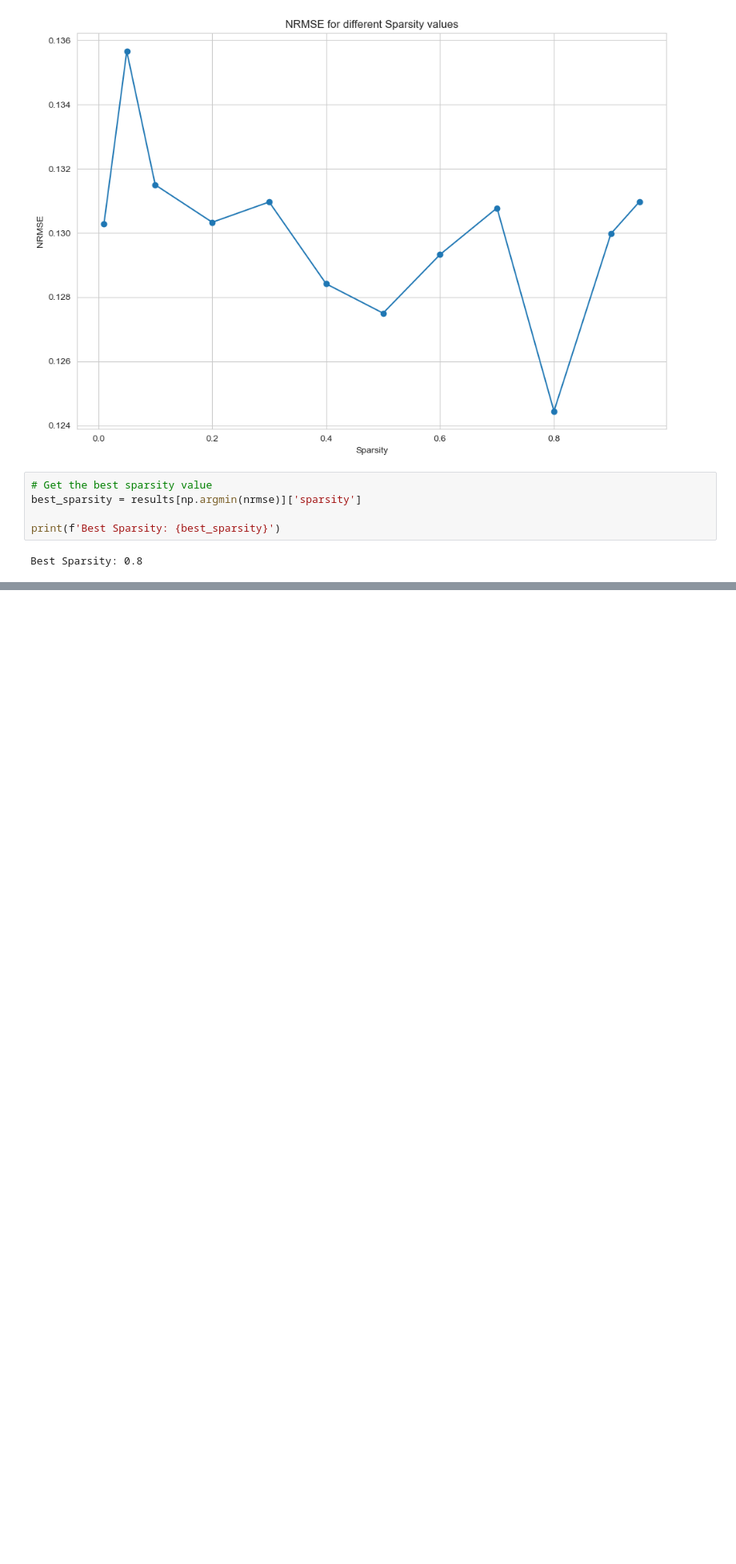
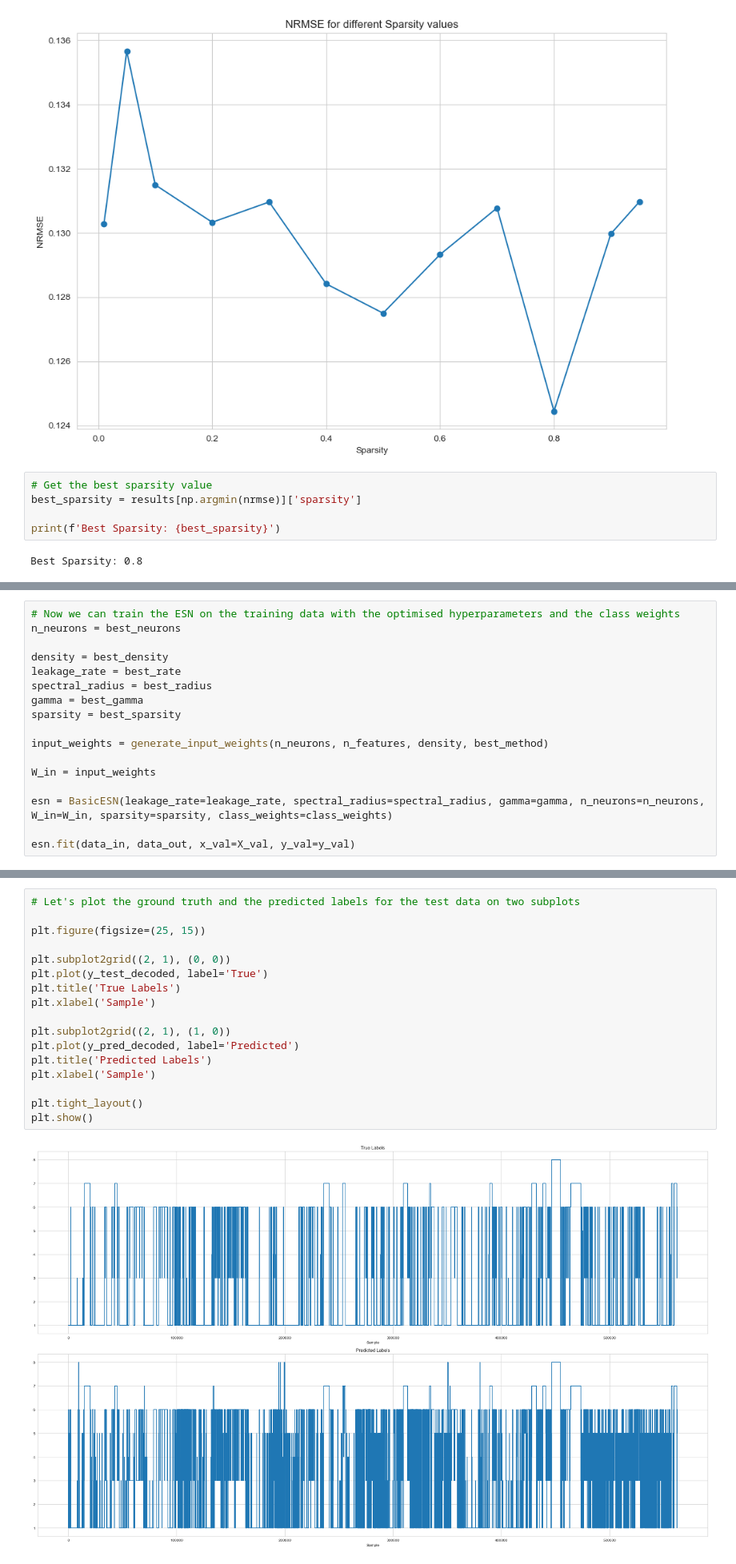
Before and after one commit to 007spy9/COM6906-Dissertation, a Jupyter notebook: training/basicESN_har70.ipynb, the cells around one changed output, grey strips where cells are left out. Shown at 80% size. Drawn from its saved outputs; the diff is of its cells as text; blank space fills up the shorter version.

```diff
--- a/training/basicESN_har70.ipynb
+++ b/training/basicESN_har70.ipynb
@@ -1087,0 +1123,17 @@ Best Sparsity: 0.8
+# %%
+# Now we can train the ESN on the training data with the optimised hyperparameters and the class weights
+n_neurons = best_neurons
+
+density = best_density
+leakage_rate = best_rate
+spectral_radius = best_radius
+gamma = best_gamma
+sparsity = best_sparsity
+
+input_weights = generate_input_weights(n_neurons, n_features, density, best_method)
+
+W_in = input_weights
+
+esn = BasicESN(leakage_rate=leakage_rate, spectral_radius=spectral_radius, gamma=gamma, n_neurons=n_neurons, W_in=W_in, sparsity=sparsity, class_weights=class_weights)
+
+esn.fit(data_in, data_out, x_val=X_val, y_val=y_val)
@@ -1087,0 +1241,19 @@ Best Sparsity: 0.8
+# %%
+# Let's plot the ground truth and the predicted labels for the test data on two subplots
+
+plt.figure(figsize=(25, 15))
+
+plt.subplot2grid((2, 1), (0, 0))
+plt.plot(y_test_decoded, label='True')
+plt.title('True Labels')
+plt.xlabel('Sample')
+
+plt.subplot2grid((2, 1), (1, 0))
+plt.plot(y_pred_decoded, label='Predicted')
+plt.title('Predicted Labels')
+plt.xlabel('Sample')
+
+plt.tight_layout()
+plt.show()
+# %% [output]
+[figure, added]
```
Also changed, not shown: parts of 17 cells of this notebook, 2 other files.
